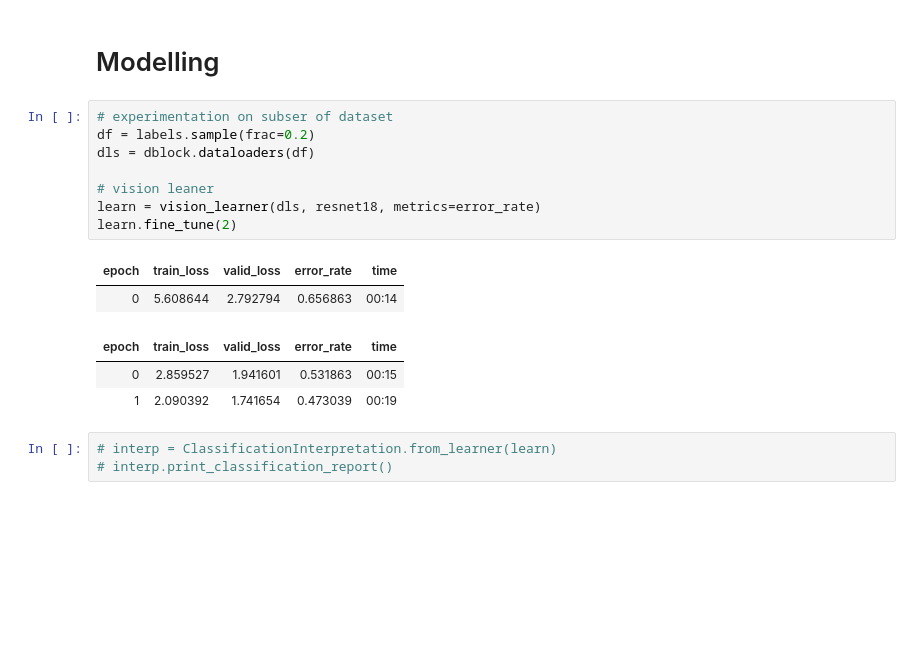
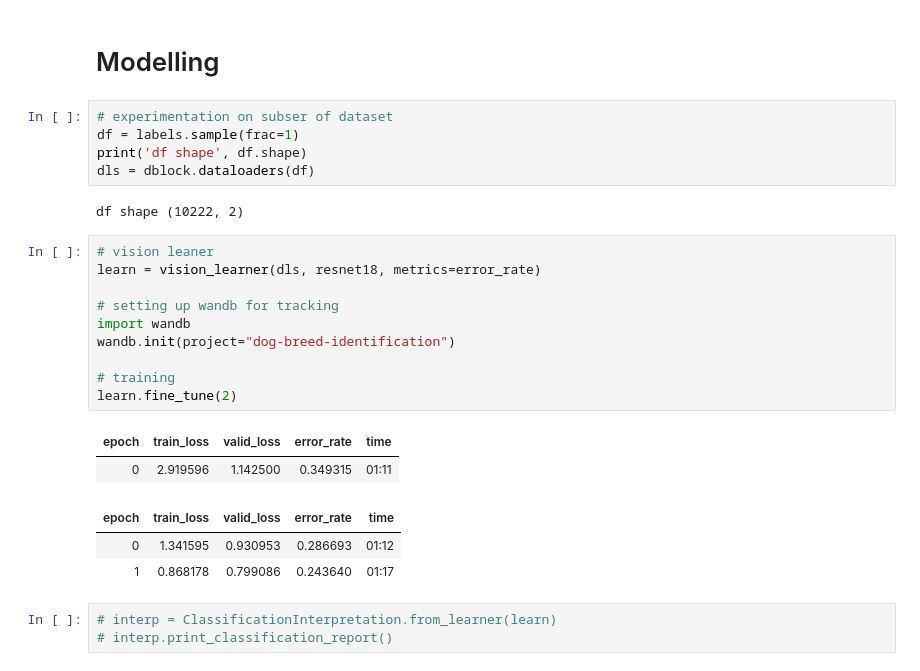
Before and after one commit to skj092/Kaggle_Competition, a Jupyter notebook: Dog_Breed_Identification.ipynb, the cells around one changed output. Saved outputs shown, nothing was run; the diff lists cells and outputs as text; blank space fills up the shorter version.

Commit message:
Baseline Model Resnet18 with full dataset

```diff
--- a/Dog_Breed_Identification.ipynb
+++ b/Dog_Breed_Identification.ipynb
@@ -87,18 +88,27 @@ dls.show_batch()
 # Modelling
 # %%
 # experimentation on subser of dataset
-df = labels.sample(frac=0.2)
+df = labels.sample(frac=1)
+print('df shape', df.shape)
 dls = dblock.dataloaders(df)
-
-# vision leaner
-learn = vision_learner(dls, resnet18, metrics=error_rate)
-learn.fine_tune(2)
 # %% [output]
-| epoch | train_loss | valid_loss | error_rate | time |
-| 0 | 5.608644 | 2.792794 | 0.656863 | 00:14 |
-| epoch | train_loss | valid_loss | error_rate | time |
-| 0 | 2.859527 | 1.941601 | 0.531863 | 00:15 |
-| 1 | 2.090392 | 1.741654 | 0.473039 | 00:19 |
+df shape (10222, 2)
+# %%
+# vision leaner
+learn = vision_learner(dls, resnet18, metrics=error_rate)
+
+# setting up wandb for tracking
+import wandb
+wandb.init(project="dog-breed-identification")
+
+# training
+learn.fine_tune(2)
+# %% [output]
+| epoch | train_loss | valid_loss | error_rate | time |
+| 0 | 2.919596 | 1.142500 | 0.349315 | 01:11 |
+| epoch | train_loss | valid_loss | error_rate | time |
+| 0 | 1.341595 | 0.930953 | 0.286693 | 01:12 |
+| 1 | 0.868178 | 0.799086 | 0.243640 | 01:17 |
 # %%
 # interp = ClassificationInterpretation.from_learner(learn)
 # interp.print_classification_report()
```
Also changed, not shown: parts of 3 cells of this notebook.
